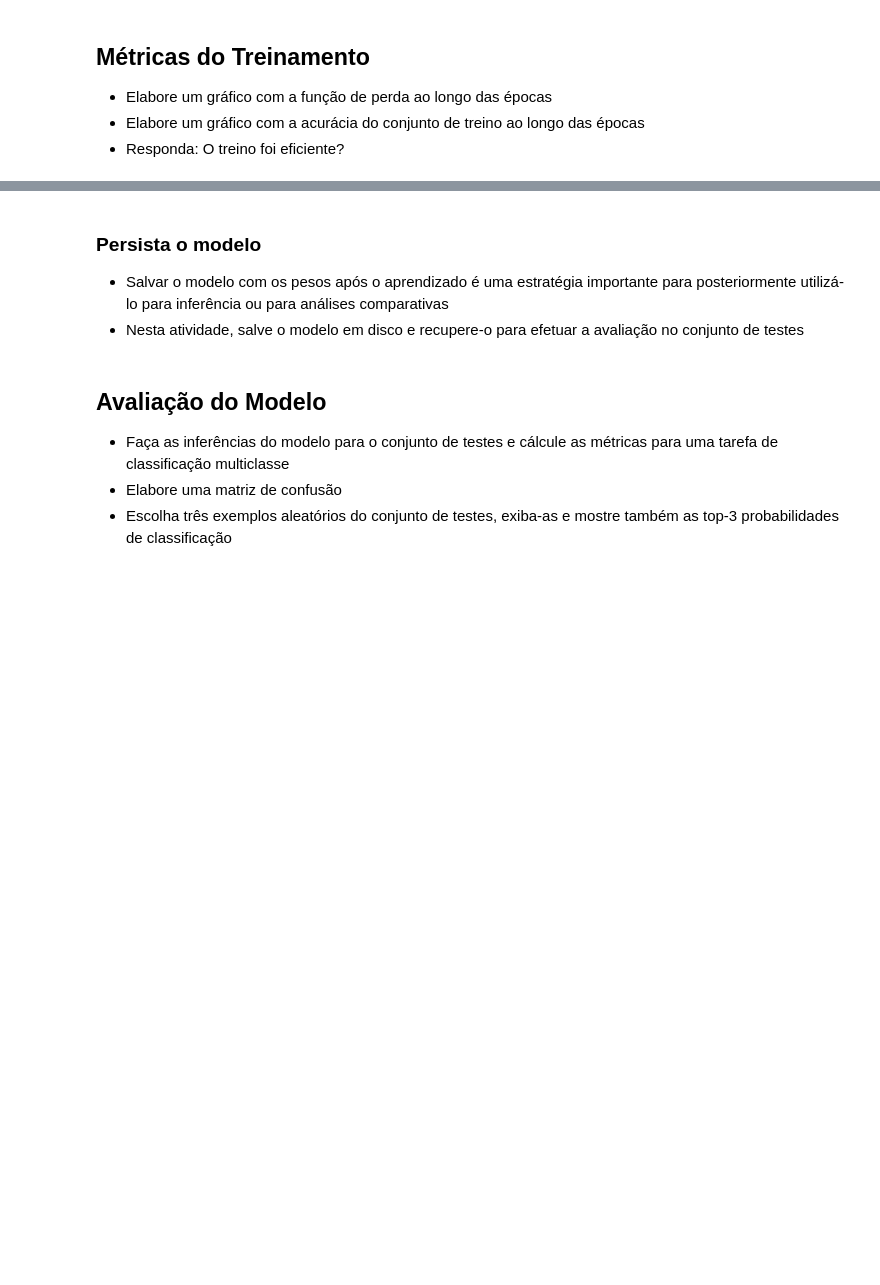
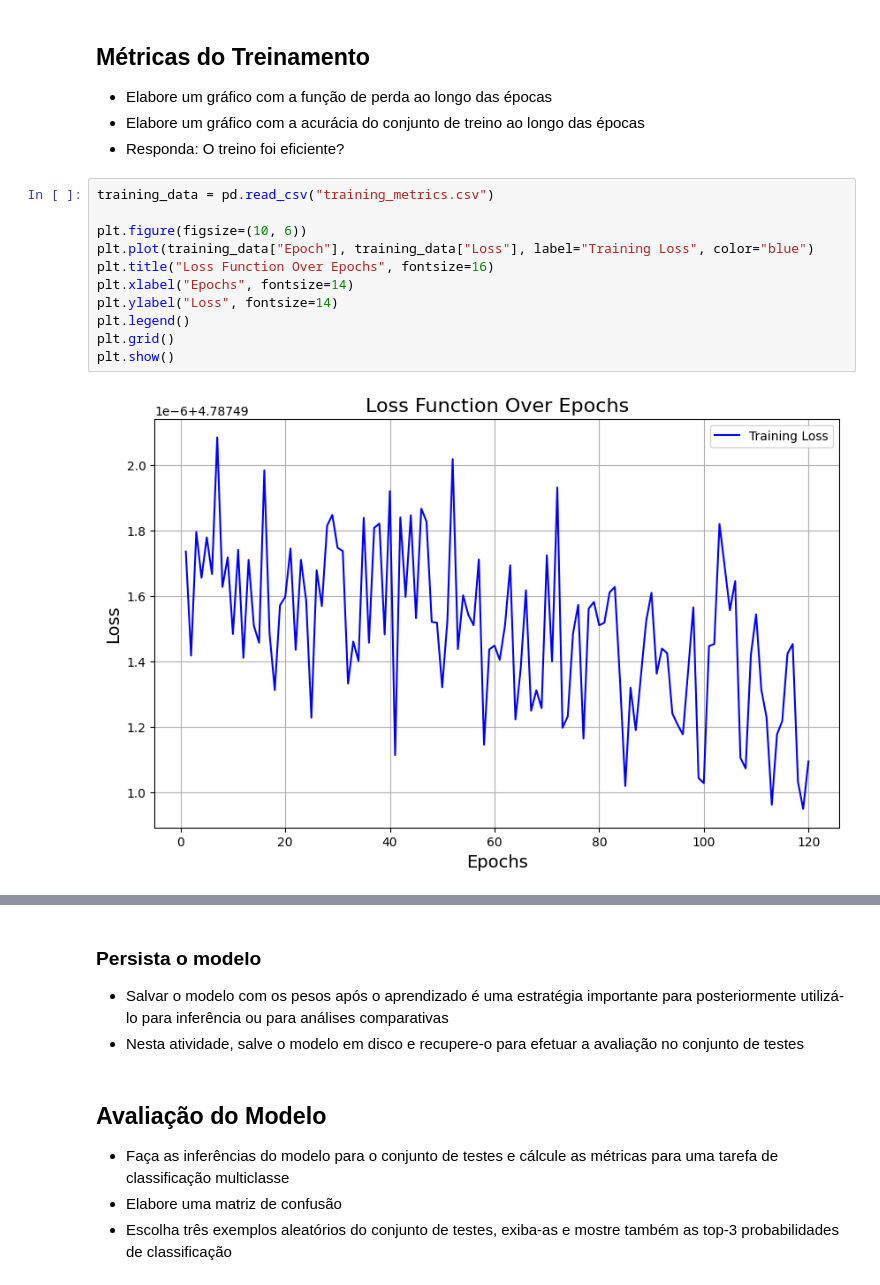
Before and after one commit to flavia-segadilha/cnn-stanford_dogs, a Jupyter notebook: Topicos1_2026_1_Tarefa3.ipynb, the cells around one changed output, grey strips where cells are left out. Drawn from its saved outputs; the diff is of its cells as text; blank space fills up the shorter version.

```diff
--- a/Topicos1_2026_1_Tarefa3.ipynb
+++ b/Topicos1_2026_1_Tarefa3.ipynb
@@ -239,3 +300,16 @@ optimizer = optim.SGD(model.parameters(), lr=aprendizado, momentum=momentum)
 - Elabore um gráfico com a função de perda ao longo das épocas
 - Elabore um gráfico com a acurácia do conjunto de treino ao longo das épocas
 - Responda: O treino foi eficiente?
+# %%
+training_data = pd.read_csv("training_metrics.csv")
+
+plt.figure(figsize=(10, 6))
+plt.plot(training_data["Epoch"], training_data["Loss"], label="Training Loss", color="blue")
+plt.title("Loss Function Over Epochs", fontsize=16)
+plt.xlabel("Epochs", fontsize=14)
+plt.ylabel("Loss", fontsize=14)
+plt.legend()
+plt.grid()
+plt.show()
+# %% [output]
+[figure, added]
```
Also changed, not shown: parts of 6 cells of this notebook, 1 other file.
